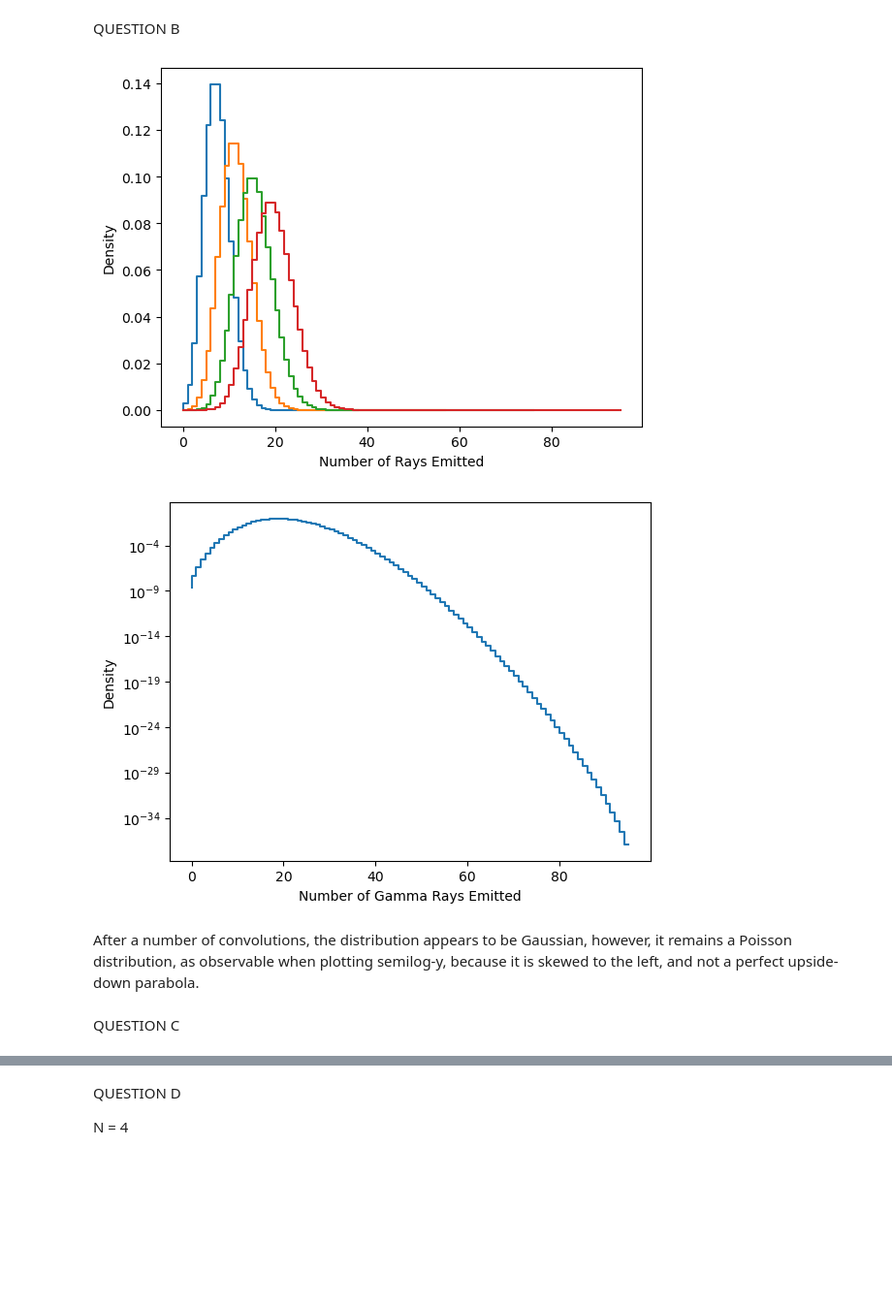
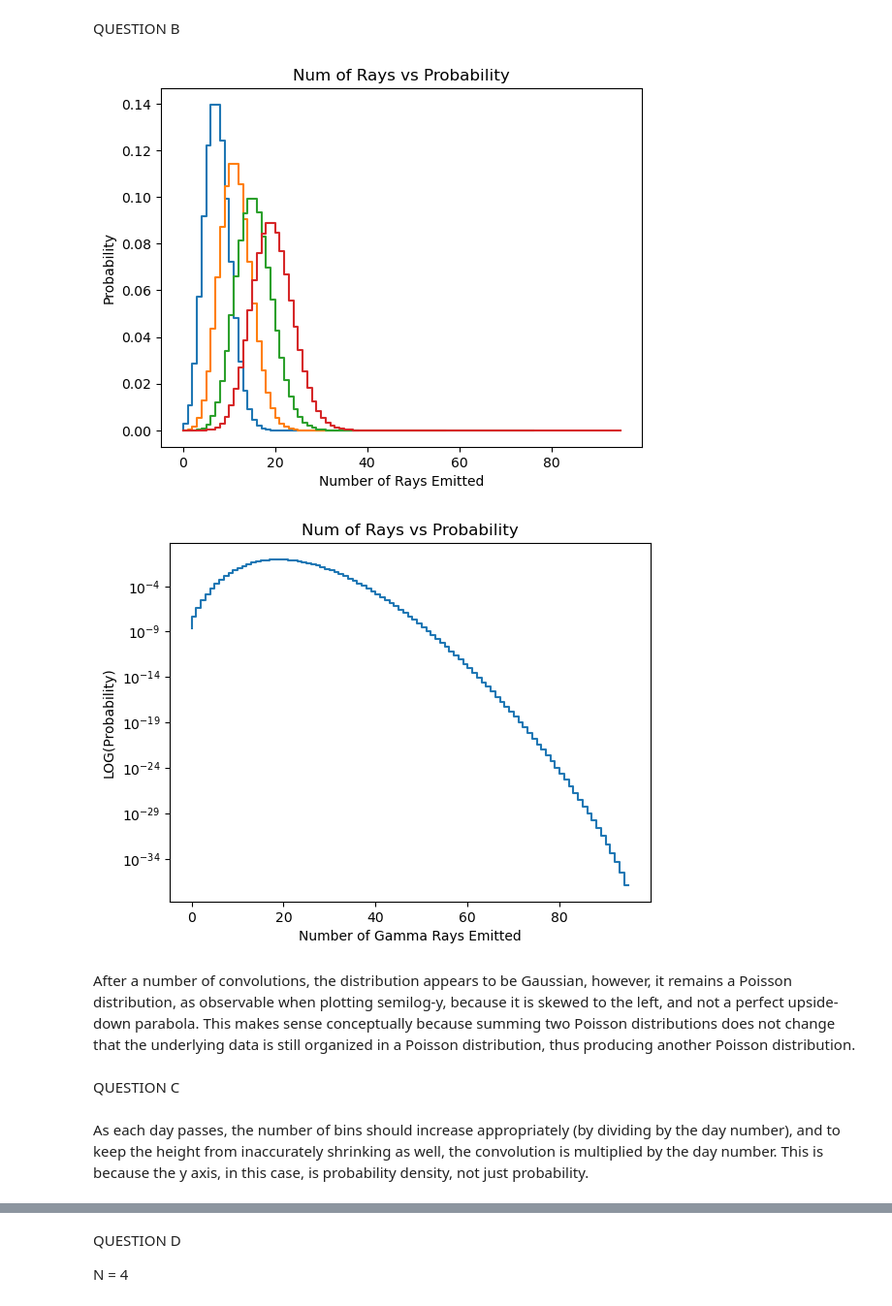
Before and after one commit to ellaaaaah/phys434, a Jupyter notebook: lab/LAB2.ipynb, the cells around one changed output, grey strips where cells are left out. Shown at 97% size. Saved outputs shown, nothing was run; the diff lists cells and outputs as text; code cells hidden in the pictures; blank space fills up the shorter version.

```diff
--- a/lab/LAB2.ipynb
+++ b/lab/LAB2.ipynb
@@ -44,30 +48,34 @@ QUESTION B
 # %%
 day2 = np.convolve(prob, prob, mode = 'full')
 day3 = np.convolve(day2, prob, mode = 'full')
 day4 = np.convolve(day3, prob, mode = 'full')
 day5 = np.convolve(day4, prob, mode = 'full')
 
 fig, ax = plt.subplots(1, 1)
 ax.step(np.arange(0, len(day2), 1), day2)
 ax.step(np.arange(0, len(day3), 1), day3)
 ax.step(np.arange(0, len(day4), 1), day4)
 ax.step(np.arange(0, len(day5), 1), day5)
+plt.title('Num of Rays vs Probability')
 plt.xlabel('Number of Rays Emitted')
-plt.ylabel('Density')
+plt.ylabel('Probability')
 plt.show()
 # %% [output]
-[figure, old version]
+[figure, new version]
 # %%
 fig, ax = plt.subplots(1, 1)
 ax.step(np.arange(0, len(day5), 1), day5)
 ax.set_yscale('log')
+plt.title('Num of Rays vs Probability')
 plt.xlabel('Number of Gamma Rays Emitted')
-plt.ylabel('Density')
+plt.ylabel('LOG(Probability)')
 plt.show()
 # %% [output]
-[figure, old version]
+[figure, new version]
 # %% [markdown]
-After a number of convolutions, the distribution appears to be Gaussian, however, it remains a Poisson distribution, as observable when plotting semilog-y, because it is skewed to the left, and not a perfect upside-down parabola.
+After a number of convolutions, the distribution appears to be Gaussian, however, it remains a Poisson distribution, as observable when plotting semilog-y, because it is skewed to the left, and not a perfect upside-down parabola. This makes sense conceptually because summing two Poisson distributions does not change that the underlying data is still organized in a Poisson distribution, thus producing another Poisson distribution.
 # %% [markdown]
 QUESTION C
+# %% [markdown]
+As each day passes, the number of bins should increase appropriately (by dividing by the day number), and to keep the height from inaccurately shrinking as well, the convolution is multiplied by the day number. This is because the y axis, in this case, is probability density, not just probability.
 # %%
```
Also changed, not shown: parts of 29 cells of this notebook.
